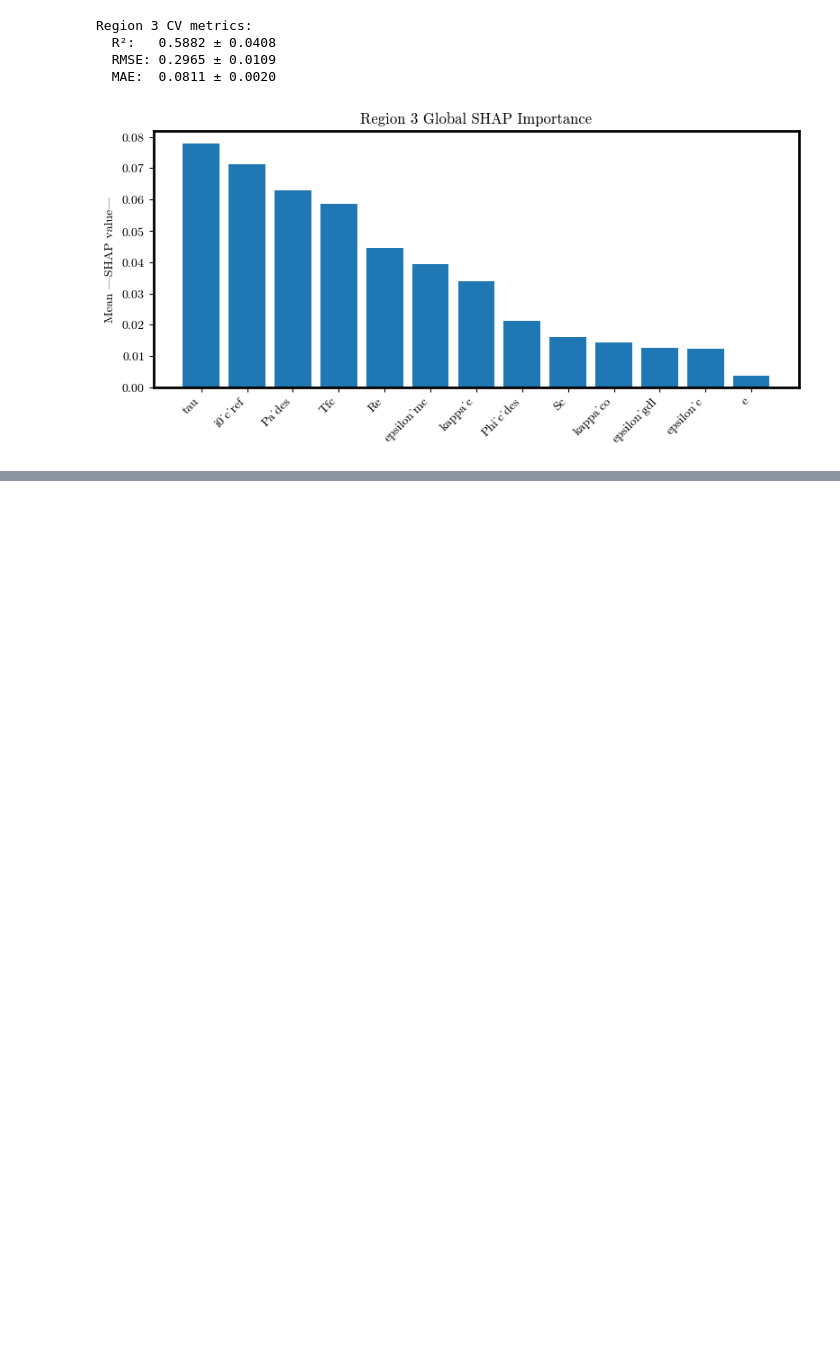
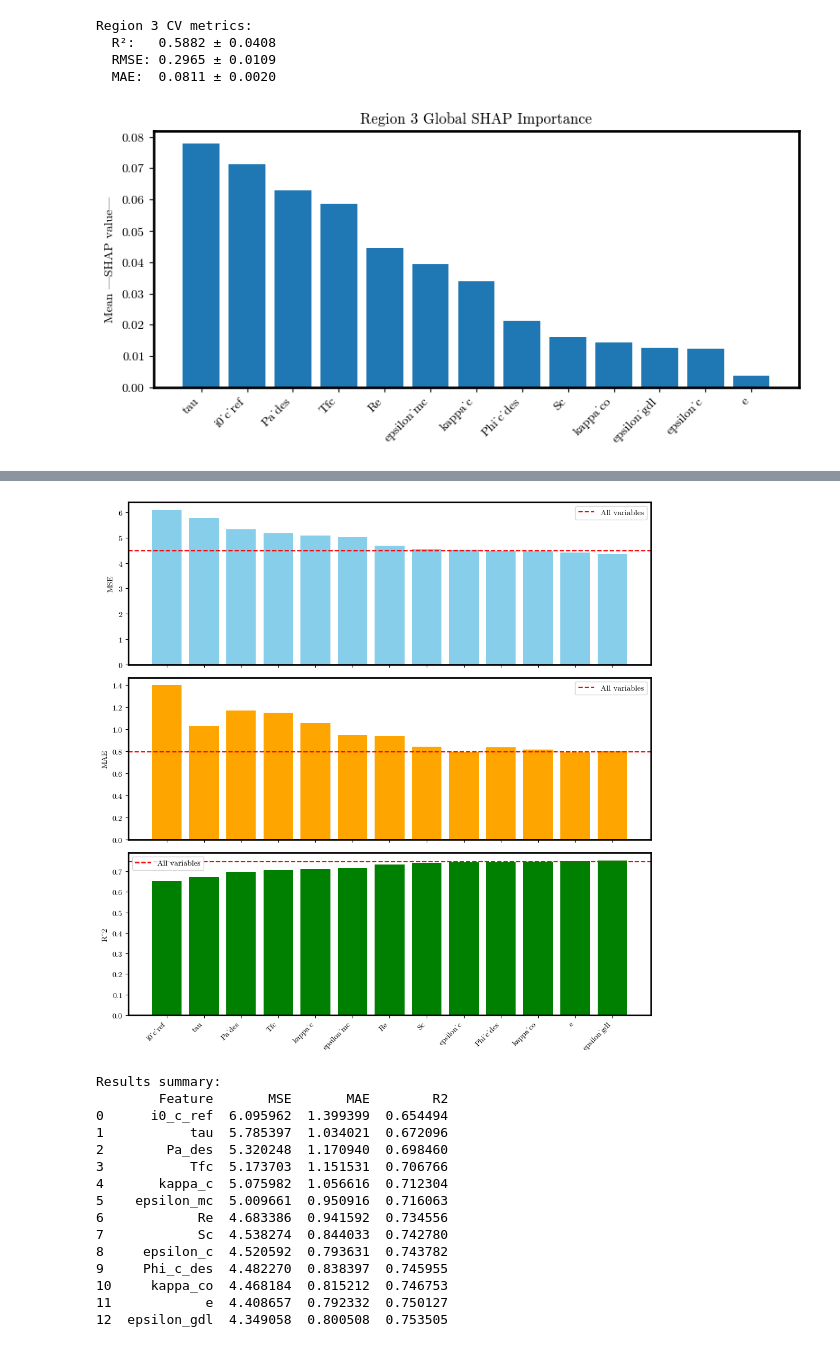
Before and after one commit to DejvisT/Sensitivity-Analysis-and-Surrogate-Modeling-of-PEM-Fuel-Cells, a Jupyter notebook: notebooks/09_Random Forest.ipynb, the cells around one changed output, grey strips where cells are left out. Drawn from its saved outputs; the diff is of its cells as text; code cells hidden in the pictures; blank space fills up the shorter version.

```diff
--- a/notebooks/09_Random Forest.ipynb
+++ b/notebooks/09_Random Forest.ipynb
@@ -692,0 +887,48 @@ Region 3 CV metrics:
+# %%
+# Sort by MSE descending so most important (largest MSE) on the left
+df_results_sorted = df_results.sort_values('MSE', ascending=False).reset_index(drop=True)
+
+fig, axs = plt.subplots(3, 1, figsize=(10, 10), sharex=True)
+
+# MSE
+axs[0].bar(df_results_sorted['Feature'], df_results_sorted['MSE'], color='skyblue')
+axs[0].axhline(metrics_all['MSE'], color='red', linestyle='--', label='All variables')
+axs[0].set_ylabel('MSE')
+axs[0].legend()
+
+# MAE
+axs[1].bar(df_results_sorted['Feature'], df_results_sorted['MAE'], color='orange')
+axs[1].axhline(metrics_all['MAE'], color='red', linestyle='--', label='All variables')
+axs[1].set_ylabel('MAE')
+axs[1].legend()
+
+# R²
+axs[2].bar(df_results_sorted['Feature'], df_results_sorted['R2'], color='green')
+axs[2].axhline(metrics_all['R2'], color='red', linestyle='--', label='All variables')
+axs[2].set_ylabel('R^2')
+axs[2].set_xticks(range(len(df_results_sorted['Feature'])))
+axs[2].set_xticklabels(df_results_sorted['Feature'], rotation=45, ha='right')
+axs[2].legend()
+
+plt.tight_layout()
+plt.show()
+
+print("\nResults summary:")
+print(df_results_sorted)
+# %% [output]
+[figure, added]
+Results summary:
+        Feature       MSE       MAE        R2
+0      i0_c_ref  6.095962  1.399399  0.654494
+1           tau  5.785397  1.034021  0.672096
+2        Pa_des  5.320248  1.170940  0.698460
+3           Tfc  5.173703  1.151531  0.706766
+4       kappa_c  5.075982  1.056616  0.712304
+5    epsilon_mc  5.009661  0.950916  0.716063
+6            Re  4.683386  0.941592  0.734556
+7            Sc  4.538274  0.844033  0.742780
+8     epsilon_c  4.520592  0.793631  0.743782
+9     Phi_c_des  4.482270  0.838397  0.745955
+10     kappa_co  4.468184  0.815212  0.746753
+11            e  4.408657  0.792332  0.750127
+12  epsilon_gdl  4.349058  0.800508  0.753505
```
Also changed, not shown: parts of 6 cells of this notebook.
